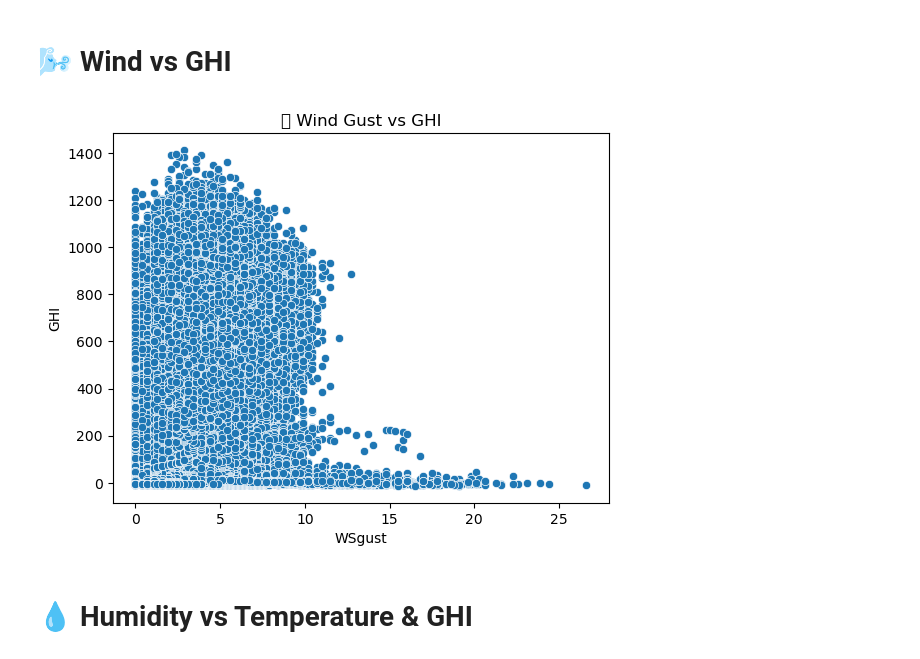
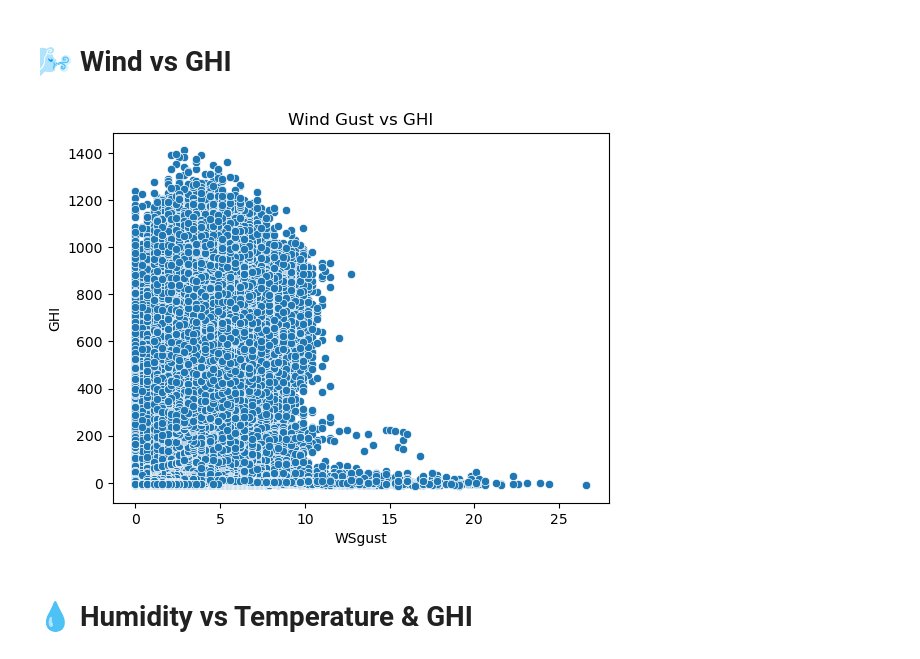
Before and after one commit to EstiphanosH/solar-challenge-week1, a Jupyter notebook: notebooks/benin_eda.ipynb, the cells around one changed output. Saved outputs shown, nothing was run; the diff lists cells and outputs as text; code cells hidden in the pictures.

```diff
--- a/notebooks/benin_eda.ipynb
+++ b/notebooks/benin_eda.ipynb
@@ -117,10 +117,10 @@ plt.show()
 # 🌬️ Wind vs GHI
 # %%
 sns.scatterplot(x='WSgust', y='GHI', data=benin_df)
-plt.title('💨 Wind Gust vs GHI')
+plt.title('Wind Gust vs GHI')
 plt.show()
 # %% [output]
-[figure, old version]
+[figure, new version]
 # %% [markdown]
 # 💧 Humidity vs Temperature & GHI
 # %%
```
Also changed, not shown: parts of 8 cells of this notebook, 3 other files.
